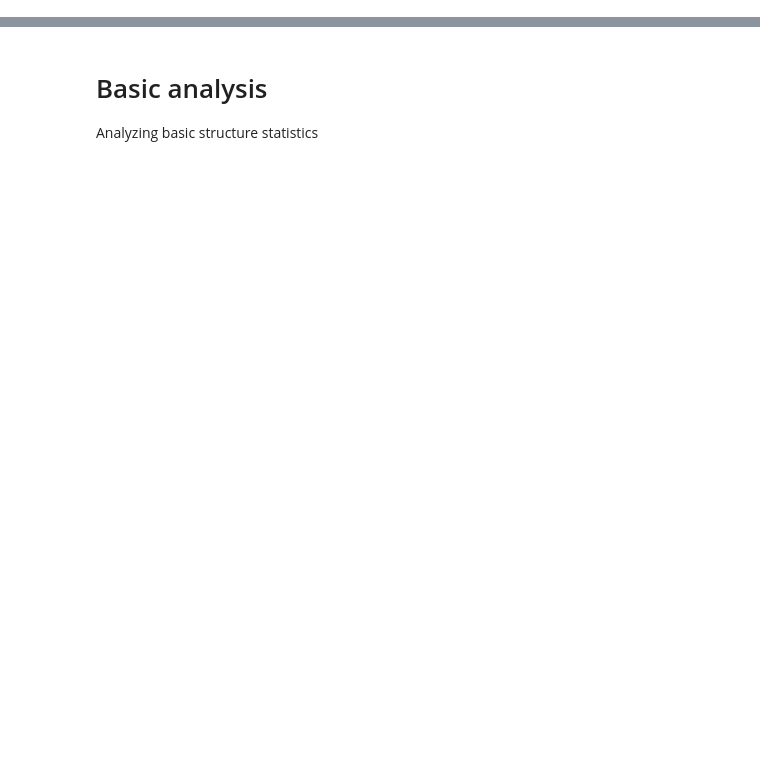
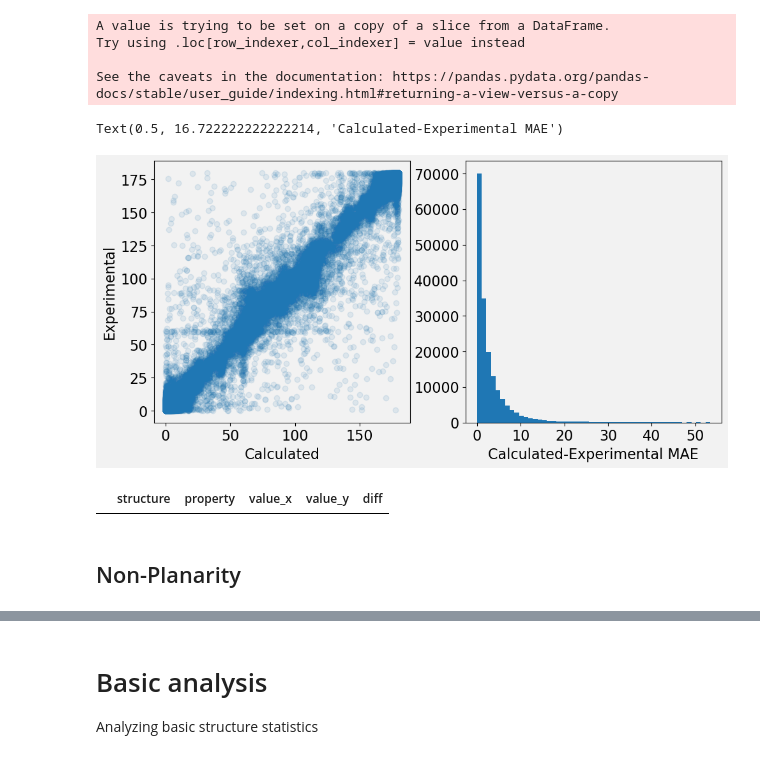
Before and after one commit to ajr15/PorCrystalStructures, a Jupyter notebook: src/notebooks/main.ipynb, the cells around one changed output, grey strips where cells are left out. Cells and saved outputs as stored; diff of their text form; code cells hidden in the pictures; blank space fills up the shorter version.

Commit message:
reading orca properties, curating, geometry features

```diff
--- a/src/notebooks/main.ipynb
+++ b/src/notebooks/main.ipynb
@@ -110,0 +125,29 @@ def pie_chart(infodict: dict, figsize=(6, 3), fontsize=12):
+# %%
+def fetch_geo_data(prefix: str) -> pd.DataFrame:
+    """Fetch all the geo data from the database. as a list. note that the lists from different sources are comparable."""
+    SP = StructureProperty
+
+    # Step 3: Fetch ORCA and CRYSTAL values for these ids
+    orca_df = pd.DataFrame(
+        session.execute(f"SELECT structure, property, value FROM structure_properties WHERE structure IN (SELECT id FROM structures WHERE NOT orca_out ISNULL) AND source='orca' AND property LIKE '{prefix}%'"),
+        columns=["structure", "property", "value"]
+    )
+
+    crystal_df = pd.DataFrame(
+        session.execute(f"SELECT structure, property, value FROM structure_properties WHERE structure IN (SELECT id FROM structures WHERE NOT orca_out ISNULL) AND source='crystal' AND property LIKE '{prefix}%'").all(),
+        columns=["structure", "property", "value"]
+    )
+
+    merged = pd.merge(
+        orca_df,
+        crystal_df,
+        on=["structure", "property"],
+        how="outer"
+    ).sort_values(by=["structure", "property"]).reset_index(drop=True)
+    return merged
+# %%
+df = fetch_geo_data("angle")
+print(len(df[(pd.isna(df["value_x"])) & ~(pd.isna(df["value_y"]))]))
+print(len(df[~(pd.isna(df["value_x"])) & (pd.isna(df["value_y"]))]))
+print(len(df[~(pd.isna(df["value_x"])) & ~(pd.isna(df["value_y"]))]))
+df[~(pd.isna(df["value_x"])) & (pd.isna(df["value_y"]))]
@@ -110,0 +165,24 @@ def pie_chart(infodict: dict, figsize=(6, 3), fontsize=12):
+# %%
+ajr = df[~(pd.isna(df["value_x"])) & ~(pd.isna(df["value_y"]))]
+ajr["diff"] = (ajr["value_x"].abs() - ajr["value_y"].abs()).abs()
+fig, axs = plt.subplots(ncols=2, figsize=(10, 5))
+plt.tight_layout()
+axs[0].scatter(ajr["value_x"].abs(), ajr["value_y"].abs(), alpha=0.05)
+axs[0].set_xlabel("Calculated")
+axs[0].set_ylabel("Experimental")
+x = np.quantile(ajr["diff"], 0.995)
+axs[-1].hist(ajr["diff"], bins=50, range=(0, x))
+axs[-1].set_xlabel("Calculated-Experimental MAE")
+# plt.xlim(-100, 100)
+# %% [output]
+A value is trying to be set on a copy of a slice from a DataFrame.
+Try using .loc[row_indexer,col_indexer] = value instead
+
+See the caveats in the documentation: https://pandas.pydata.org/pandas-docs/stable/user_guide/indexing.html#returning-a-view-versus-a-copy
+Text(0.5, 16.722222222222214, 'Calculated-Experimental MAE')
+[figure, added]
+# %%
+ajr[ajr["diff"] > 0.1].groupby("structure").mean().sort_values("diff")
+ajr[ajr["diff"] > 0.1][ajr["structure"] == "SULCUX"]
+# %% [output]
+|  | structure | property | value_x | value_y | diff |
@@ -110,0 +194,2 @@ def pie_chart(infodict: dict, figsize=(6, 3), fontsize=12):
+# %% [markdown]
+## Non-Planarity
```
Also changed, not shown: parts of 64 cells of this notebook, 14 other files.
